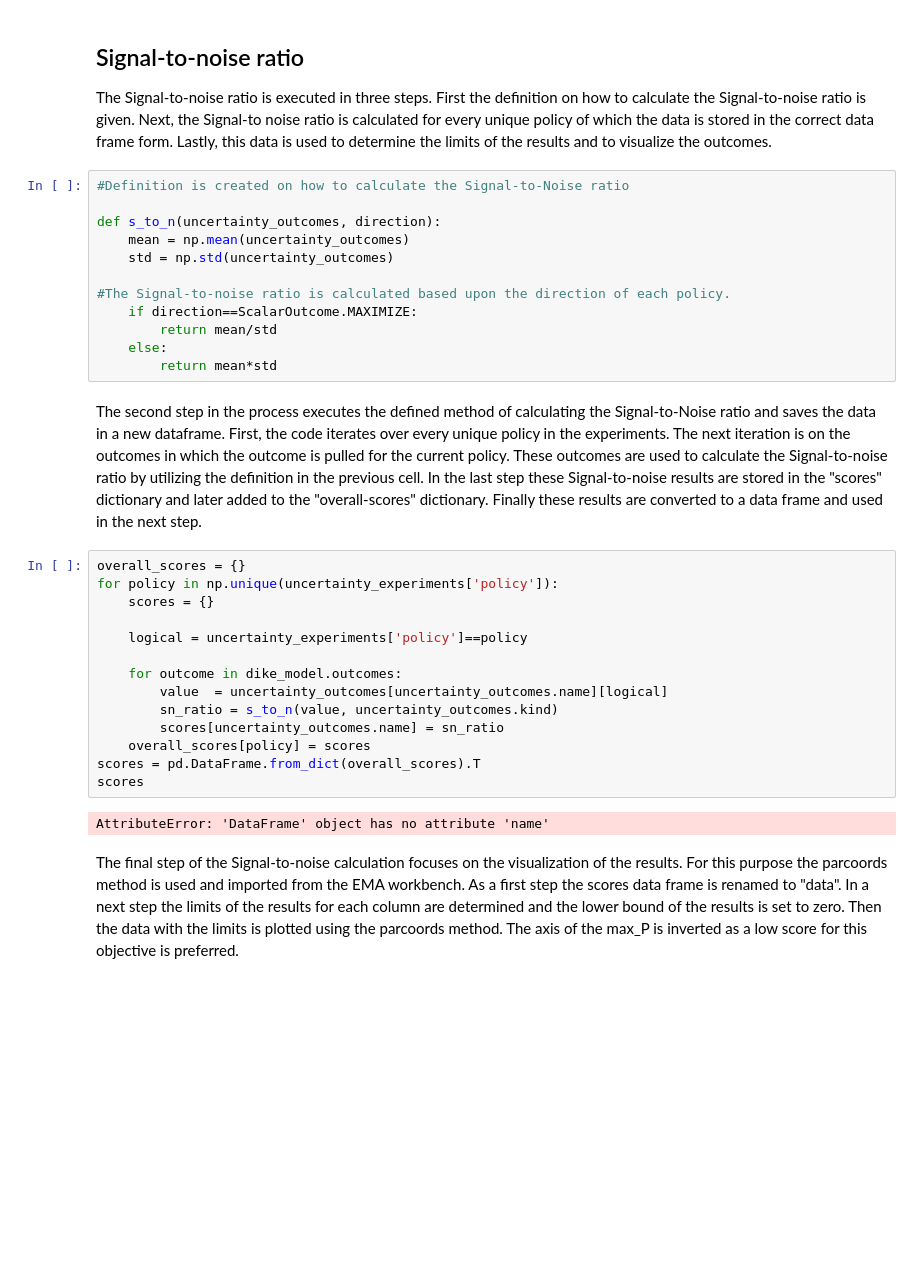
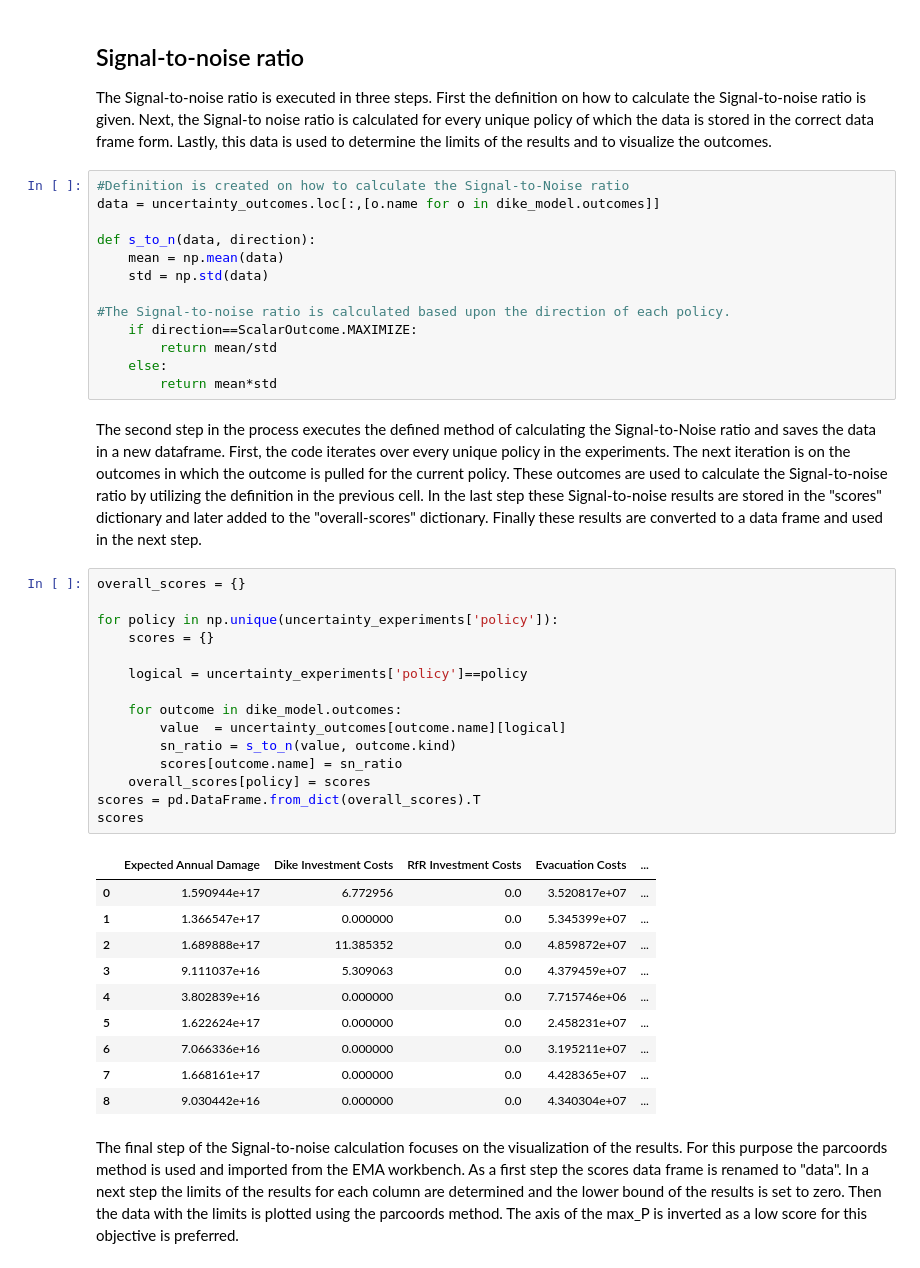
Before and after one commit to BRtudelft/Group1_EPA1361_Model-based_Decision-making, a Jupyter notebook: MORDM_3_uncertainty_analysis_1.ipynb, the cells around one changed output. Saved outputs shown, nothing was run; the diff lists cells and outputs as text; blank space fills up the shorter version.

```diff
--- a/MORDM_3_uncertainty_analysis_1.ipynb
+++ b/MORDM_3_uncertainty_analysis_1.ipynb
@@ -76,10 +77,11 @@ uncertainty_experiments
 The Signal-to-noise ratio is executed in three steps. First the definition on how to calculate the Signal-to-noise ratio is given. Next, the Signal-to noise ratio is calculated for every unique policy of which the data is stored in the correct data frame form. Lastly, this data is used to determine the limits of the results and to visualize the outcomes.
 # %%
 #Definition is created on how to calculate the Signal-to-Noise ratio
+data = uncertainty_outcomes.loc[:,[o.name for o in dike_model.outcomes]]
 
-def s_to_n(uncertainty_outcomes, direction):
-    mean = np.mean(uncertainty_outcomes)
-    std = np.std(uncertainty_outcomes)
+def s_to_n(data, direction):
+    mean = np.mean(data)
+    std = np.std(data)
 
 #The Signal-to-noise ratio is calculated based upon the direction of each policy.
     if direction==ScalarOutcome.MAXIMIZE:
@@ -90,20 +92,30 @@ def s_to_n(uncertainty_outcomes, direction):
 The second step in the process executes the defined method of calculating the Signal-to-Noise ratio and saves the data in a new dataframe. First, the code iterates over every unique policy in the experiments. The next iteration is on the outcomes in which the outcome is pulled for the current policy. These outcomes are used to calculate the Signal-to-noise ratio by utilizing the definition in the previous cell. In the last step these Signal-to-noise results are stored in the "scores" dictionary and later added to the "overall-scores" dictionary. Finally these results are converted to a data frame and used in the next step.
 # %%
 overall_scores = {}
+
 for policy in np.unique(uncertainty_experiments['policy']):
     scores = {}
 
     logical = uncertainty_experiments['policy']==policy
 
     for outcome in dike_model.outcomes:
-        value  = uncertainty_outcomes[uncertainty_outcomes.name][logical]
-        sn_ratio = s_to_n(value, uncertainty_outcomes.kind)
-        scores[uncertainty_outcomes.name] = sn_ratio
+        value  = uncertainty_outcomes[outcome.name][logical]
+        sn_ratio = s_to_n(value, outcome.kind)
+        scores[outcome.name] = sn_ratio
     overall_scores[policy] = scores
 scores = pd.DataFrame.from_dict(overall_scores).T
 scores
 # %% [output]
-AttributeError: 'DataFrame' object has no attribute 'name'
+|  | Expected Annual Damage | Dike Investment Costs | RfR Investment Costs | Evacuation Costs | ... |
+| 0 | 1.590944e+17 | 6.772956 | 0.0 | 3.520817e+07 | ... |
+| 1 | 1.366547e+17 | 0.000000 | 0.0 | 5.345399e+07 | ... |
+| 2 | 1.689888e+17 | 11.385352 | 0.0 | 4.859872e+07 | ... |
+| 3 | 9.111037e+16 | 5.309063 | 0.0 | 4.379459e+07 | ... |
+| 4 | 3.802839e+16 | 0.000000 | 0.0 | 7.715746e+06 | ... |
+| 5 | 1.622624e+17 | 0.000000 | 0.0 | 2.458231e+07 | ... |
+| 6 | 7.066336e+16 | 0.000000 | 0.0 | 3.195211e+07 | ... |
+| 7 | 1.668161e+17 | 0.000000 | 0.0 | 4.428365e+07 | ... |
+| 8 | 9.030442e+16 | 0.000000 | 0.0 | 4.340304e+07 | ... |
 # %% [markdown]
 The final step of the Signal-to-noise calculation focuses on the visualization of the results. For this purpose the parcoords method is used and imported from the EMA workbench. As a first step the scores data frame is renamed to "data". In a next step the limits of the results for each column are determined and the lower bound of the results is set to zero. Then the data with the limits is plotted using the parcoords method. The axis of the max_P is inverted as a low score for this objective is preferred.
 # %%
```
Also changed, not shown: parts of 6 cells of this notebook.
